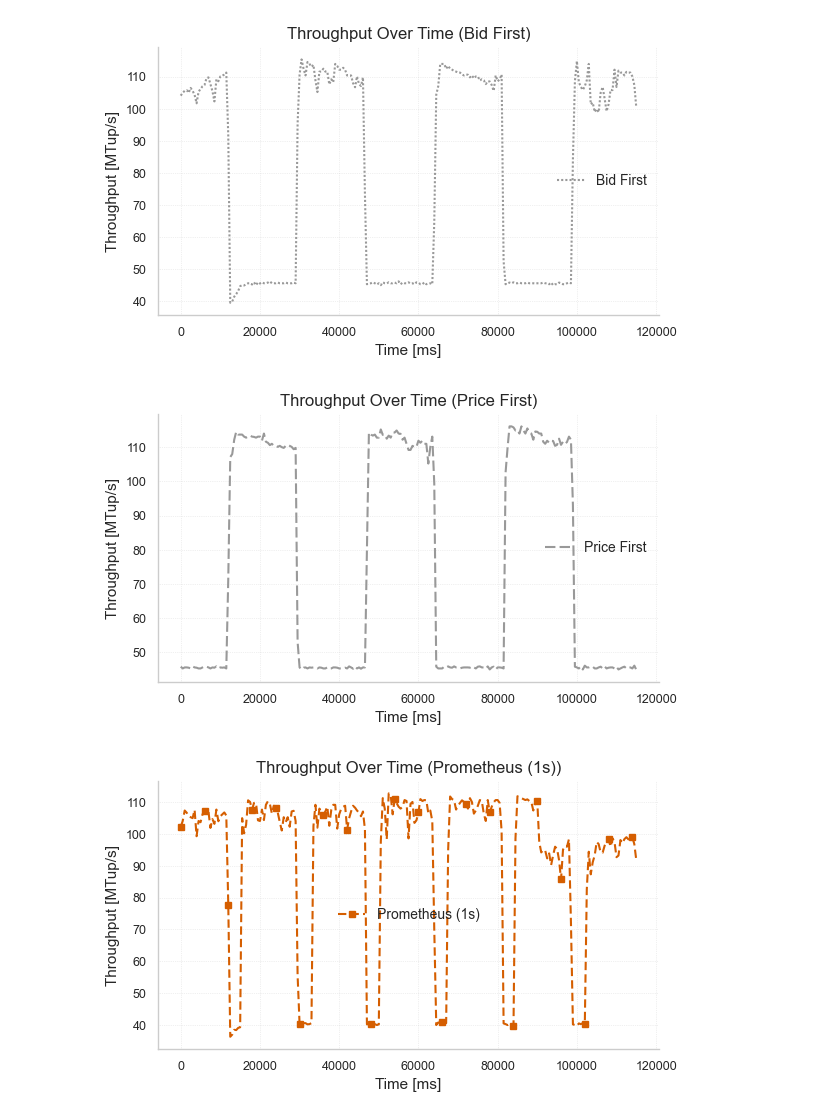
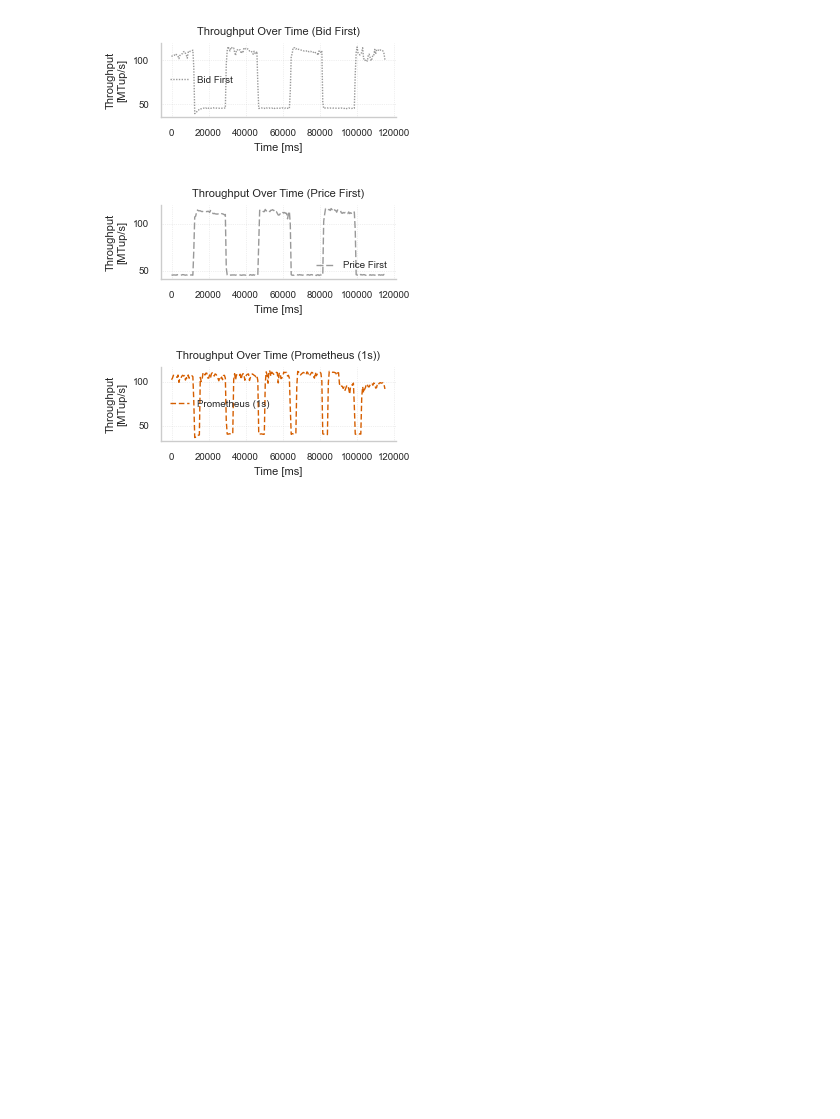
Before and after one commit to ESPAT-Orga/nebulastream-espat, a Jupyter notebook: scripts/benchmarking/adaptive-optimization/plots/ThroughputOverTime.ipynb, the cells around one changed output. Drawn from its saved outputs; the diff is of its cells as text; code cells hidden in the pictures; blank space fills up the shorter version.

```diff
--- a/scripts/benchmarking/adaptive-optimization/plots/ThroughputOverTime.ipynb
+++ b/scripts/benchmarking/adaptive-optimization/plots/ThroughputOverTime.ipynb
@@ -241,20 +237,17 @@ warn_missing_csvs(comparison_dir)
 csv_paths = sorted_csv_paths(comparison_dir)
 
 with sns.plotting_context("paper", rc=PAPER_RC):
-    fig, ax = plt.subplots(figsize=(6.0, 3.6))
+    fig, ax = plt.subplots(figsize=FIG_SIZE)
     for i, path in enumerate(csv_paths):
         name = os.path.splitext(os.path.basename(path))[0]
         df = load_data_only(path)
-        ls, marker = style_for(name)
+        ls = style_for(name)
         ax.plot(
             df["timestamp_ms"],
             df["throughput_tup_per_s"] / 1e6,
             color=color_for(name, i),
             linestyle=ls,
-            marker=marker,
-            markersize=4,
-            markevery=MARKEVERY,
-            linewidth=1.5,
+            linewidth=1.0,
             label=label_for(name),
         )
 
@@ -263,6 +256,6 @@ with sns.plotting_context("paper", rc=PAPER_RC):
     ax.legend(frameon=False)
 
     plt.tight_layout()
-    plt.savefig(f"{output_dir}/throughput_over_time_adaptive_comparison.pdf", dpi=300, bbox_inches="tight")
+    plt.savefig(f"{output_dir}/throughput_over_time_adaptive_comparison.pdf", dpi=300, bbox_inches="tight", pad_inches=0)
     plt.show()
 # %% [output]
@@ -275,12 +268,12 @@ else:
     df_adaptive_only = load_data_only(adaptive_path)
 
     with sns.plotting_context("paper", rc=PAPER_RC):
-        fig, ax = plt.subplots(figsize=(6.0, 3.6))
+        fig, ax = plt.subplots(figsize=FIG_SIZE)
         ax.plot(
             df_adaptive_only["timestamp_ms"],
             df_adaptive_only["throughput_tup_per_s"] / 1e6,
             color=color_adaptive,
-            linewidth=1.5,
+            linewidth=1.0,
             label="adaptive",
         )
 
@@ -289,6 +282,6 @@ else:
         ax.legend(frameon=False)
 
         plt.tight_layout()
-        plt.savefig(f"{output_dir}/throughput_over_time_adaptive_only.pdf", dpi=300, bbox_inches="tight")
+        plt.savefig(f"{output_dir}/throughput_over_time_adaptive_only.pdf", dpi=300, bbox_inches="tight", pad_inches=0)
         plt.show()
 # %% [output]
@@ -354,18 +347,15 @@ dfs = {os.path.splitext(os.path.basename(p))[0]: load_data_only(p) for p in csv_
 dfs = {name: df for name, df in dfs.items() if name not in ("bid_first", "price_first")}
 
 with sns.plotting_context("paper", rc=PAPER_RC):
-    fig, ax = plt.subplots(figsize=(6.0, 3.6))
+    fig, ax = plt.subplots(figsize=FIG_SIZE)
     for i, (name, df) in enumerate(dfs.items()):
-        ls, marker = style_for(name)
+        ls = style_for(name)
         ax.plot(
             df["timestamp_ms"],
             df["throughput_tup_per_s"] / 1e6,
             color=color_for(name, i),
             linestyle=ls,
-            marker=marker,
-            markersize=4,
-            markevery=MARKEVERY,
-            linewidth=1.5,
+            linewidth=1.0,
             label=label_for(name),
         )
 
@@ -374,6 +364,6 @@ with sns.plotting_context("paper", rc=PAPER_RC):
     ax.legend(frameon=False)
 
     plt.tight_layout()
-    plt.savefig(f"{output_dir}/throughput_over_time_absolute_no_static.pdf", dpi=300, bbox_inches="tight")
+    plt.savefig(f"{output_dir}/throughput_over_time_absolute_no_static.pdf", dpi=300, bbox_inches="tight", pad_inches=0)
     plt.show()
 # %% [output]
@@ -381,35 +371,32 @@ with sns.plotting_context("paper", rc=PAPER_RC):
 # %%
 # Same as the comparison plot, but each variant is drawn in its own separate figure.
 warn_missing_csvs(comparison_dir)
 
 csv_paths = sorted_csv_paths(comparison_dir)
 for i, path in enumerate(csv_paths):
     name = os.path.splitext(os.path.basename(path))[0]
     df = load_data_only(path)
 
     with sns.plotting_context("paper", rc=PAPER_RC):
-        fig, ax = plt.subplots(figsize=(6.0, 3.6))
-        ls, marker = style_for(name)
+        fig, ax = plt.subplots(figsize=FIG_SIZE)
+        ls = style_for(name)
         ax.plot(
             df["timestamp_ms"],
             df["throughput_tup_per_s"] / 1e6,
             color=color_for(name, i),
             linestyle=ls,
-            marker=marker,
-            markersize=4,
-            markevery=MARKEVERY,
-            linewidth=1.5,
+            linewidth=1.0,
             label=label_for(name),
         )
 
         ax.set_title(f"Throughput Over Time ({label_for(name)})")
         style_time_axis(ax)
         ax.legend(frameon=False)
 
         plt.tight_layout()
-        plt.savefig(f"{output_dir}/throughput_over_time_{name}.pdf", dpi=300, bbox_inches="tight")
+        plt.savefig(f"{output_dir}/throughput_over_time_{name}.pdf", dpi=300, bbox_inches="tight", pad_inches=0)
         plt.show()
 # %% [output]
-[figure, old version]
+[figure, new version]
-[figure, old version]
+[figure, new version]
-[figure, old version]
+[figure, new version]
```
Also changed, not shown: parts of 7 cells of this notebook, 16 other files.
